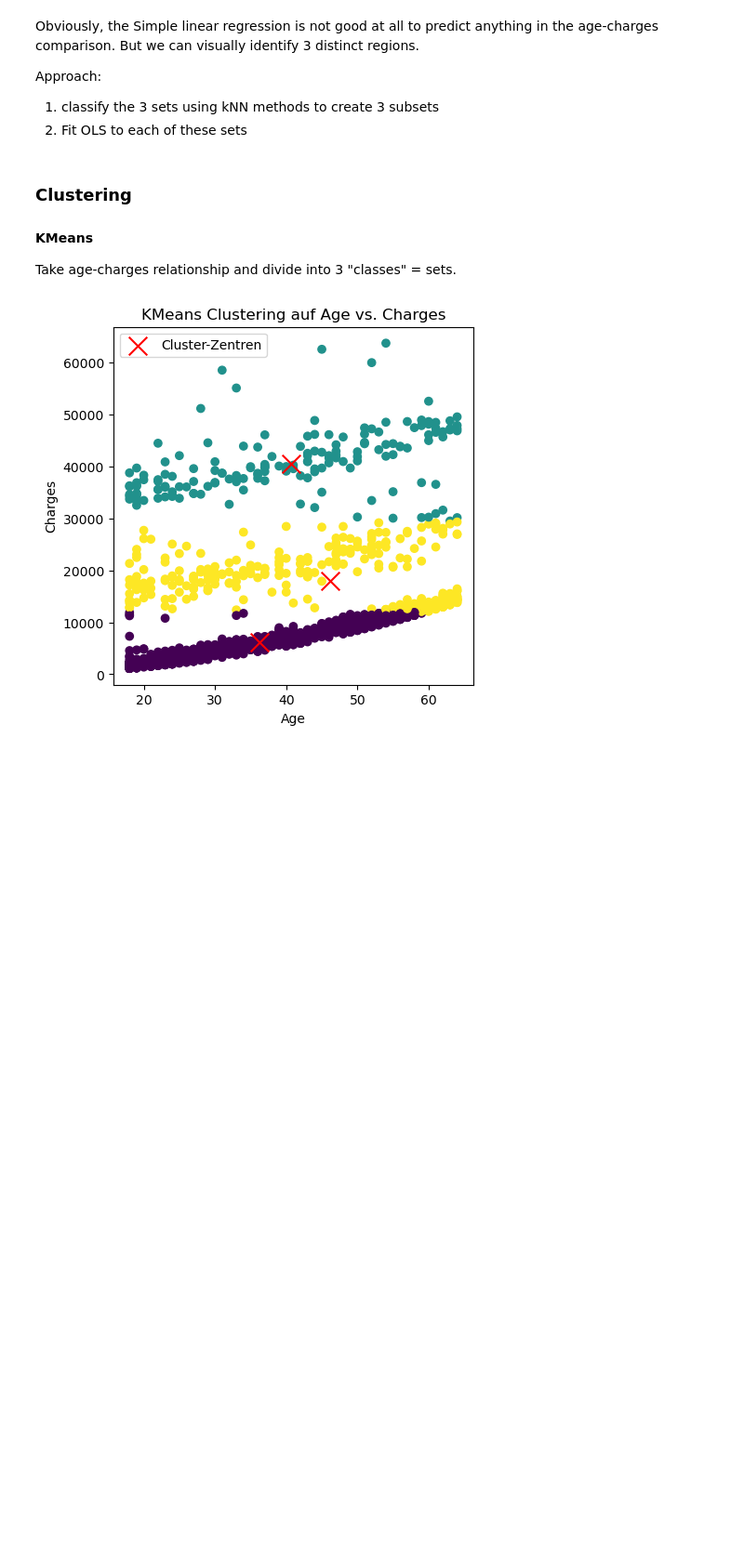
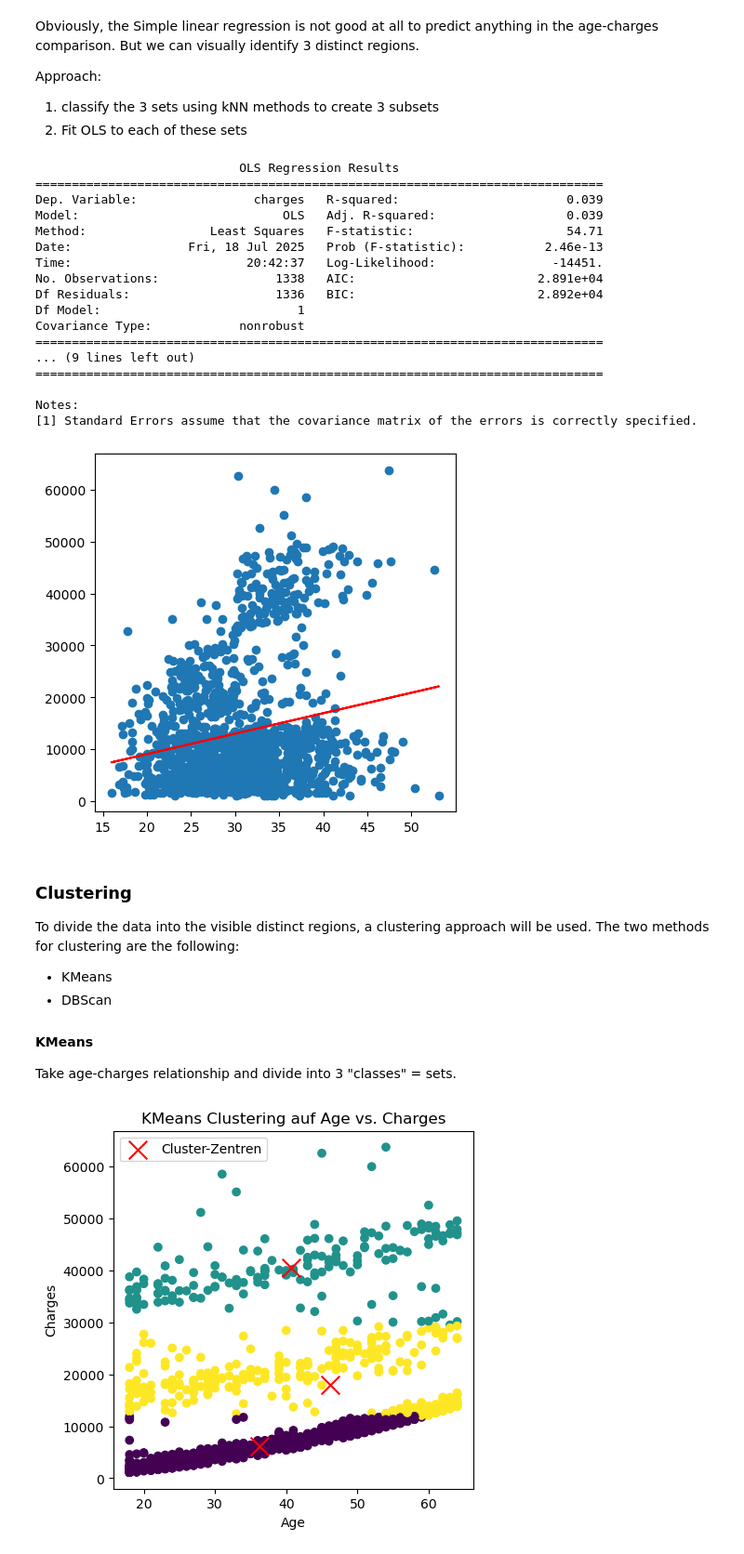
Before and after one commit to MisterSte/MLDA_Gruppenwerk, a Jupyter notebook: insurance.ipynb, the cells around one changed output. Shown at 93% size. Cells and saved outputs as stored; diff of their text form; code cells hidden in the pictures; blank space fills up the shorter version.

```diff
--- a/insurance.ipynb
+++ b/insurance.ipynb
@@ -248,8 +267,54 @@ Obviously, the Simple linear regression is not good at all to predict anything i
 Approach:
 1. classify the 3 sets using kNN methods to create 3 subsets
 2. Fit OLS to each of these sets
+# %%
+def lin_reg_bmi():
+    # Analysis:
+    # age-charges showed the highest correlation value in the corr_matrix -> OLS
+    X = sm.add_constant(df['bmi'])
+    y = df['charges']
+
+    model = sm.OLS(y,X)
+    estimate = model.fit()
+    print(estimate.summary())
+    # The linear regression for age/cahrges shows clear signs of correlation:
+    # p value extremely low (almost 0)
+    # beta_0 at 3165 (intercept)
+    # beta_1 = 257 (slope)
+
+    # plot regression line onto data
+    fig, ax = plt.subplots(figsize=(5,5))
+    plt.scatter(x=df['bmi'], y=df['charges'])
+    plt.plot(df['bmi'], estimate.fittedvalues, color='r')
+    plt.show()
+
+lin_reg_bmi()
+# %% [output]
+                            OLS Regression Results
+==============================================================================
+Dep. Variable:                charges   R-squared:                       0.039
+Model:                            OLS   Adj. R-squared:                  0.039
+Method:                 Least Squares   F-statistic:                     54.71
+Date:                Fri, 18 Jul 2025   Prob (F-statistic):           2.46e-13
+Time:                        20:42:37   Log-Likelihood:                -14451.
+No. Observations:                1338   AIC:                         2.891e+04
+Df Residuals:                    1336   BIC:                         2.892e+04
+Df Model:                           1
+Covariance Type:            nonrobust
+==============================================================================
+... (9 lines left out)
+==============================================================================
+
+Notes:
+[1] Standard Errors assume that the covariance matrix of the errors is correctly specified.
+[figure, added]
 # %% [markdown]
 ### Clustering
+To divide the data into the visible distinct regions, a clustering approach will be used.
+The two methods for clustering are the following:
+- KMeans
+- DBScan
+
 #### KMeans
 
 Take age-charges relationship and divide into 3 "classes" = sets.
```
Also changed, not shown: parts of 28 cells of this notebook.
